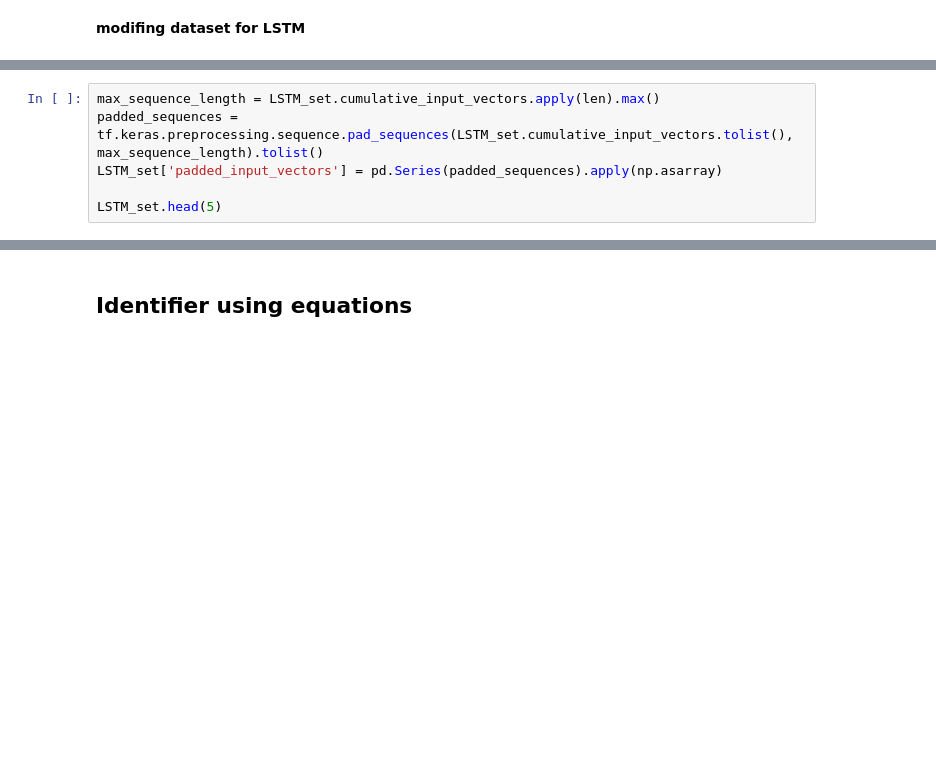
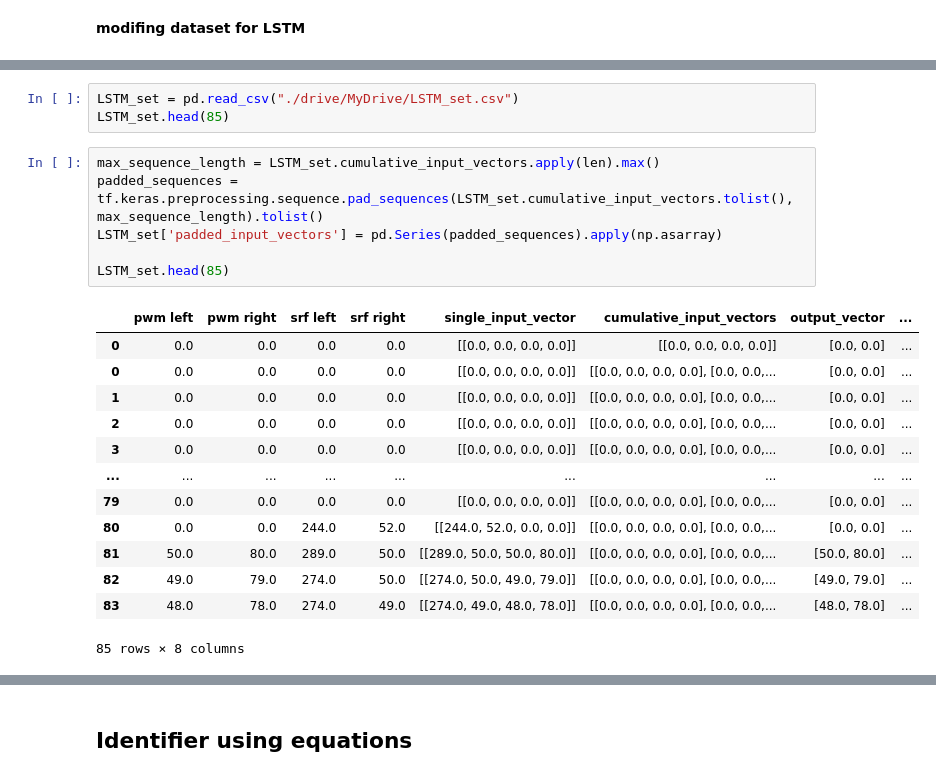
Before and after one commit to SinaRabiee/UGV_Obstacle_Avoidance, a Jupyter notebook: final.ipynb, the cells around one changed output, grey strips where cells are left out. Cells and saved outputs as stored; diff of their text form; blank space fills up the shorter version.

```diff
--- a/final.ipynb
+++ b/final.ipynb
@@ -465,7 +620,24 @@ LSTM_set.head(5)
+# %%
+LSTM_set = pd.read_csv("./drive/MyDrive/LSTM_set.csv")
+LSTM_set.head(85)
 # %%
 max_sequence_length = LSTM_set.cumulative_input_vectors.apply(len).max()
 padded_sequences = tf.keras.preprocessing.sequence.pad_sequences(LSTM_set.cumulative_input_vectors.tolist(), max_sequence_length).tolist()
 LSTM_set['padded_input_vectors'] = pd.Series(padded_sequences).apply(np.asarray)
 
-LSTM_set.head(5)
+LSTM_set.head(85)
+# %% [output]
+|  | pwm left | pwm right | srf left | srf right | single_input_vector | cumulative_input_vectors | output_vector | ... |
+| 0 | 0.0 | 0.0 | 0.0 | 0.0 | [[0.0, 0.0, 0.0, 0.0]] | [[0.0, 0.0, 0.0, 0.0]] | [0.0, 0.0] | ... |
+| 0 | 0.0 | 0.0 | 0.0 | 0.0 | [[0.0, 0.0, 0.0, 0.0]] | [[0.0, 0.0, 0.0, 0.0], [0.0, 0.0,... | [0.0, 0.0] | ... |
+| 1 | 0.0 | 0.0 | 0.0 | 0.0 | [[0.0, 0.0, 0.0, 0.0]] | [[0.0, 0.0, 0.0, 0.0], [0.0, 0.0,... | [0.0, 0.0] | ... |
+| 2 | 0.0 | 0.0 | 0.0 | 0.0 | [[0.0, 0.0, 0.0, 0.0]] | [[0.0, 0.0, 0.0, 0.0], [0.0, 0.0,... | [0.0, 0.0] | ... |
+| 3 | 0.0 | 0.0 | 0.0 | 0.0 | [[0.0, 0.0, 0.0, 0.0]] | [[0.0, 0.0, 0.0, 0.0], [0.0, 0.0,... | [0.0, 0.0] | ... |
+| ... | ... | ... | ... | ... | ... | ... | ... | ... |
+| 79 | 0.0 | 0.0 | 0.0 | 0.0 | [[0.0, 0.0, 0.0, 0.0]] | [[0.0, 0.0, 0.0, 0.0], [0.0, 0.0,... | [0.0, 0.0] | ... |
+| 80 | 0.0 | 0.0 | 244.0 | 52.0 | [[244.0, 52.0, 0.0, 0.0]] | [[0.0, 0.0, 0.0, 0.0], [0.0, 0.0,... | [0.0, 0.0] | ... |
+| 81 | 50.0 | 80.0 | 289.0 | 50.0 | [[289.0, 50.0, 50.0, 80.0]] | [[0.0, 0.0, 0.0, 0.0], [0.0, 0.0,... | [50.0, 80.0] | ... |
+| 82 | 49.0 | 79.0 | 274.0 | 50.0 | [[274.0, 50.0, 49.0, 79.0]] | [[0.0, 0.0, 0.0, 0.0], [0.0, 0.0,... | [49.0, 79.0] | ... |
+| 83 | 48.0 | 78.0 | 274.0 | 49.0 | [[274.0, 49.0, 48.0, 78.0]] | [[0.0, 0.0, 0.0, 0.0], [0.0, 0.0,... | [48.0, 78.0] | ... |
+85 rows × 8 columns
 # %%
```
Also changed, not shown: parts of 24 cells of this notebook, 9 other files.
